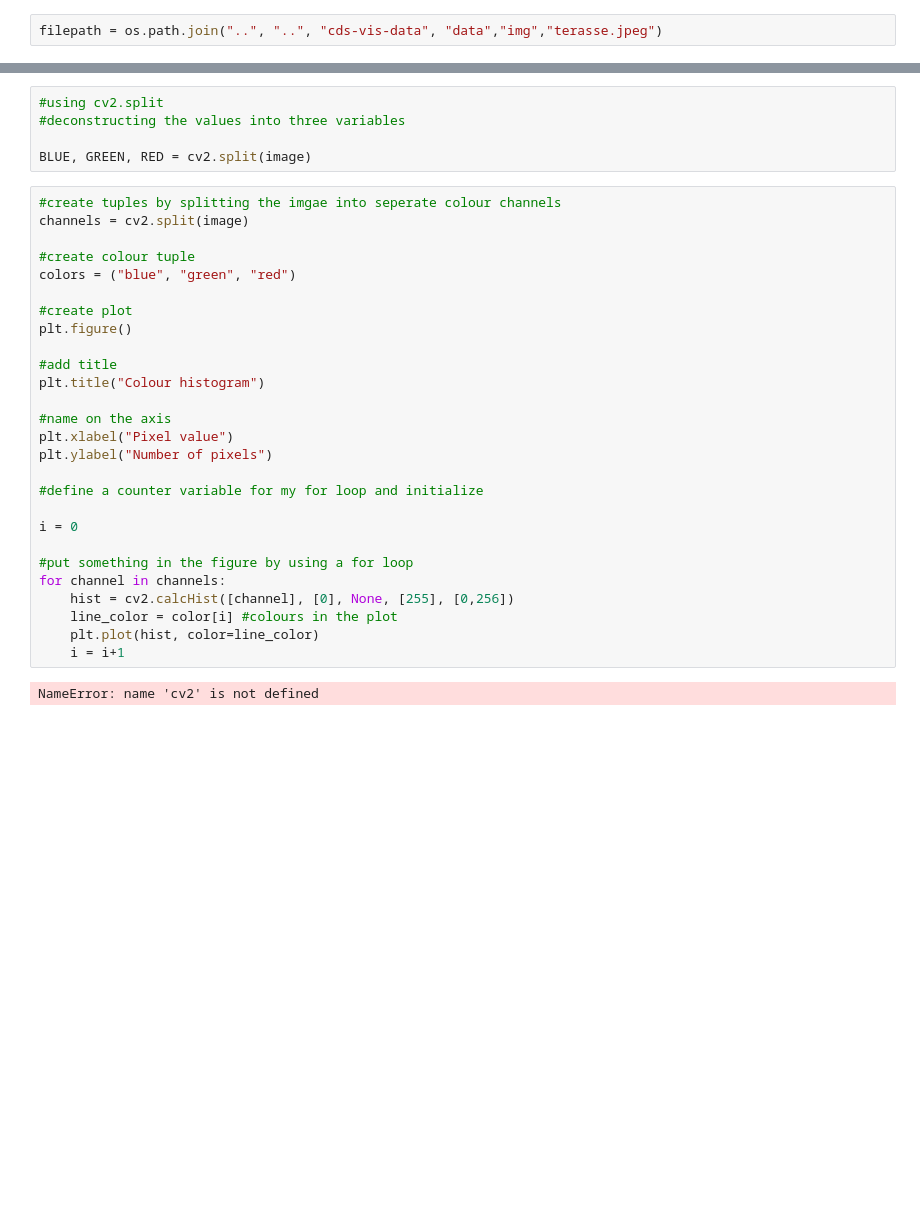
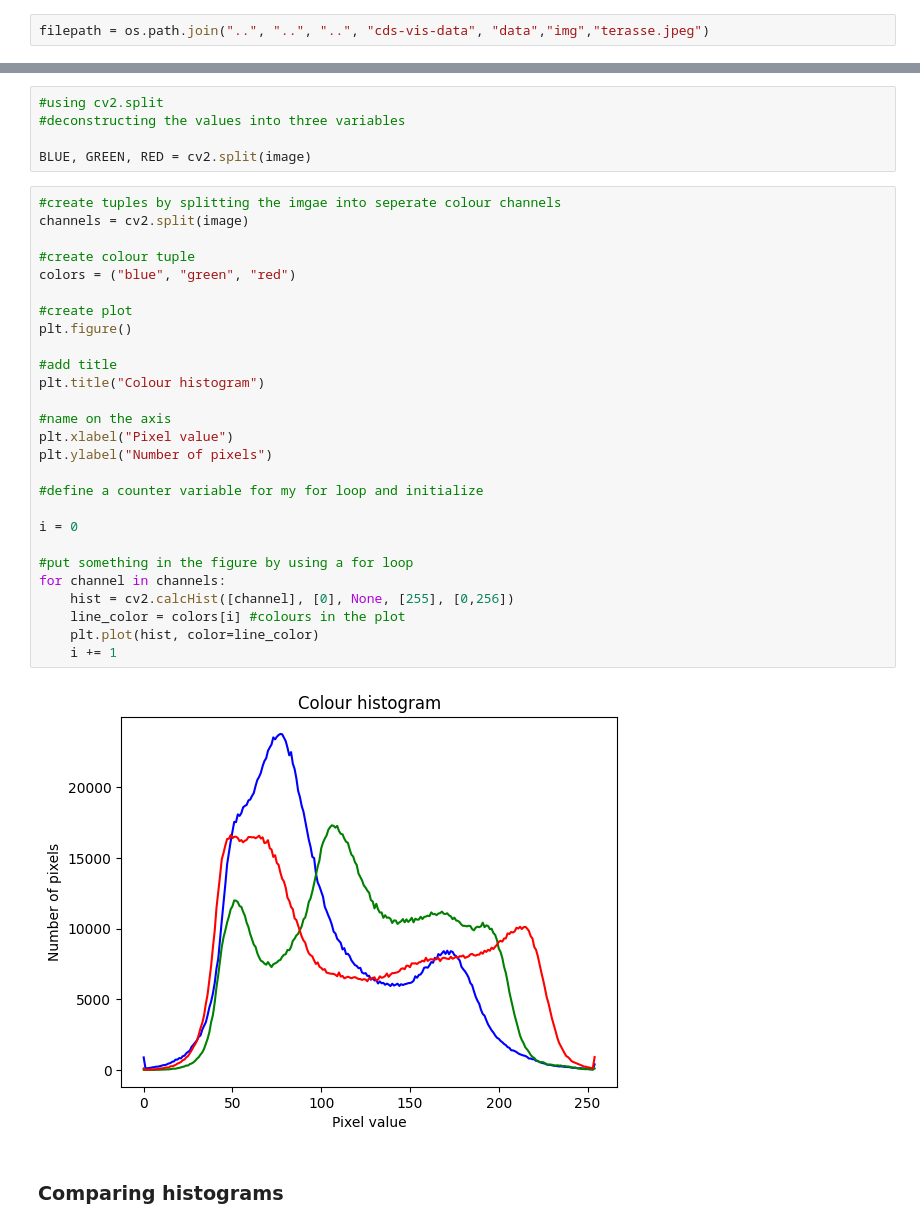
Before and after one commit to LauraBang22/cds-visual, a Jupyter notebook: Notebooks/session3.ipynb, the cells around one changed output, grey strips where cells are left out. Drawn from its saved outputs; the diff is of its cells as text; blank space fills up the shorter version.

```diff
--- a/Notebooks/session3.ipynb
+++ b/Notebooks/session3.ipynb
@@ -14,6 +14,6 @@ from utils.imutils import jimshow_channel as show_channel
 #plotting
 import matplotlib.pyplot as plt
 # %%
-filepath = os.path.join("..", "..", "cds-vis-data", "data","img","terasse.jpeg")
+filepath = os.path.join("..", "..", "..", "cds-vis-data", "data","img","terasse.jpeg")
 # %%
 image = cv2.imread(filepath)
@@ -142,29 +140,31 @@ BLUE, GREEN, RED = cv2.split(image)
 # %%
 #create tuples by splitting the imgae into seperate colour channels
 channels = cv2.split(image)
 
 #create colour tuple
 colors = ("blue", "green", "red")
 
 #create plot
 plt.figure()
 
 #add title
 plt.title("Colour histogram")
 
 #name on the axis
 plt.xlabel("Pixel value")
 plt.ylabel("Number of pixels")
 
 #define a counter variable for my for loop and initialize
 
 i = 0
 
 #put something in the figure by using a for loop
 for channel in channels:
     hist = cv2.calcHist([channel], [0], None, [255], [0,256])
-    line_color = color[i] #colours in the plot
+    line_color = colors[i] #colours in the plot
     plt.plot(hist, color=line_color)
-    i = i+1
+    i += 1
 # %% [output]
-NameError: name 'cv2' is not defined
+[figure, added]
+# %% [markdown]
+### Comparing histograms
```
Also changed, not shown: parts of 34 cells of this notebook.
